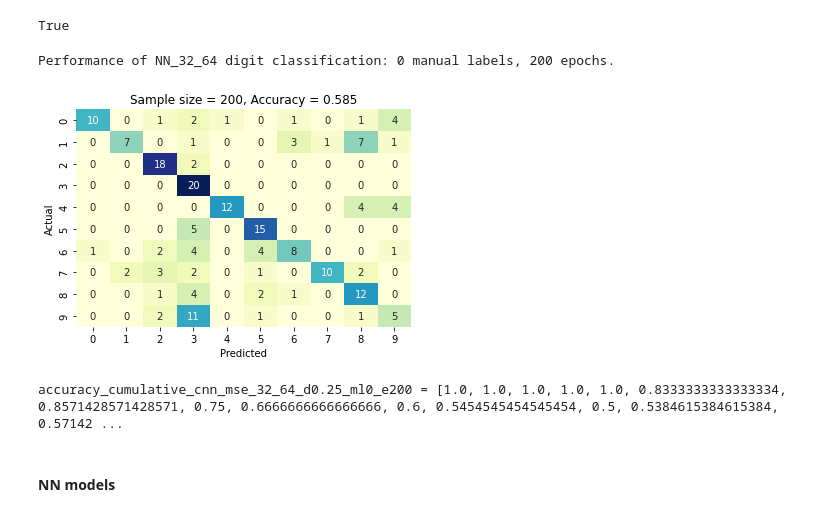
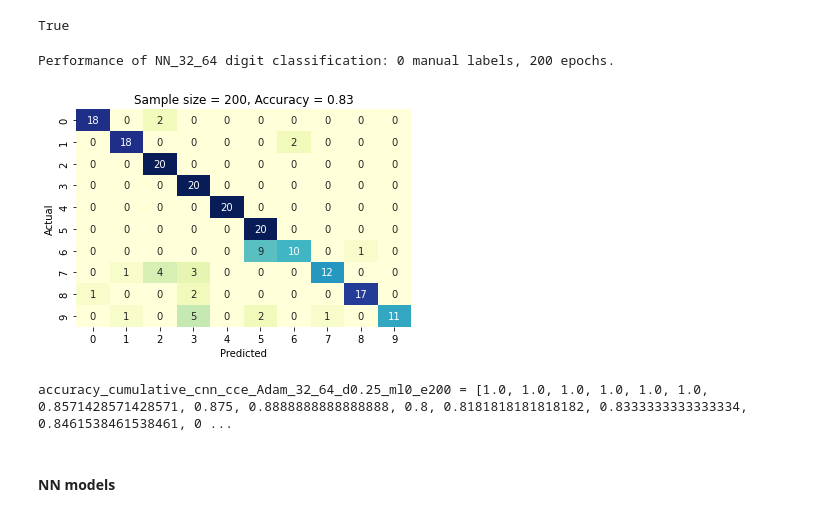
Before and after one commit to ysereda/Springboard, a Jupyter notebook: Capstone3.DigitRecognition_CNN.ipynb, the cells around one changed output. Drawn from its saved outputs; the diff is of its cells as text; code cells hidden in the pictures.

Commit message:
Add files via upload
CNN optimizer='Adam'
Accuracy 0.83

```diff
--- a/Capstone3.DigitRecognition_CNN.ipynb
+++ b/Capstone3.DigitRecognition_CNN.ipynb
@@ -86,7 +86,7 @@ The image data cannot be fed directly into the model so we need to perform some
 #### Training data format
 # %%
 # Keep image data as a matrix or convert to vector?
-mx = False # True/False: If false - as 28^2 vector for NN, if true - as 28 x 28 matrix for CNN
+mx = True # True/False: If false - as 28^2 vector for NN, if true - as 28 x 28 matrix for CNN
 sy = X_test.shape[1]; sx = X_test.shape[2]; # image sizes
 if mx:
     print(f"Images as {sy} x {sx} matrixes for training")
@@ -106,7 +104,7 @@ New test size, X_test: (10000, 784)
 #### Add manually labeled images
 If some corrections were saved during previous digit recognitions, read them to add to the training dataset. Misclassified images were appended to a CSV file, and their manual labels were appended to a separate CSV file.
 # %%
-ml = 800; # manual labels
+ml = 0; # manual labels
 if ml>0:
     saved_images = 'images.csv' # (n, sy*sx) n vectors with sy*sx components of 0-255, no header
     saved_labels = 'labels.csv' # scalars, no header
@@ -290,8 +278,9 @@ if mx:
     cnn.add(Dense(num_classes, activation='softmax'))
 
     # Compile model
-    loss = 'mean_absolute_error';    #categorical_crossentropy, mean_squared_error, mean_absolute_error
-    cnn.compile(loss=loss, optimizer='Adadelta', metrics=['accuracy','AUC']) #optimizer=tf.keras.optimizers.Adadelta()
+    loss = 'categorical_crossentropy';    #categorical_crossentropy, mean_squared_error, mean_absolute_error
+    optimizer='RMSProp' #'Adadelta','Adam','RMSProp'
+    cnn.compile(loss=loss, optimizer=optimizer, metrics=['accuracy','AUC']) #optimizer=tf.keras.optimizers.Adadelta()
     cnn.summary()
 
     print("Explanation of the number of weights:")
@@ -941,18 +903,27 @@ elif (nl1==50) & (dropout==0.8) & (nl2==50) & (ml==0) & (epochs==200):
      4,8,2,3,8,5,3,7,2,3,6,8,2,3,9,5,8,7,3,9,0,7,2,3,1,6,5,3,8,3])}
 elif (mx==True): # Convolutional Neural Net
  if loss == 'categorical_crossentropy':
-  if epochs == 200:
+  if optimizer == 'Adadelta':
+   if epochs == 200:
     perf = {'actual':np.array([0,1,2,3,4,5,6,7,8,9]*20),
      'prediction':np.array([0,3,2,3,8,3,6,2,8,9,0,1,2,3,4,5,6,2,8,3,0,1,2,3,9,5,6,2,3,7,0,1,2,3,9,5,5,5,9,3,8,1,2,3,9,5,3,7,8,7,\
      2,5,2,2,4,5,5,3,3,3,0,6,2,3,4,5,0,2,2,3,0,1,2,3,4,5,5,1,2,9,6,8,2,3,4,5,6,3,3,3,0,5,2,3,9,5,5,2,8,3,6,8,2,3,4,5,5,2,6,3,\
      0,8,2,3,9,5,8,8,3,9,0,1,2,3,8,5,6,2,3,9,0,1,2,3,4,6,3,1,8,9,0,1,2,3,3,5,6,7,3,9,6,2,3,3,9,5,6,2,8,3,0,8,2,3,4,3,2,7,5,2,\
      0,8,2,3,4,3,6,5,3,3,0,3,2,3,3,5,2,2,8,3,4,8,2,3,6,3,6,3,8,3])}
-  elif epochs == 400:
+   elif epochs == 400:
     perf = {'actual':np.array([0,1,2,3,4,5,6,7,8,9]*20),
     'prediction':np.array([0,1,2,3,4,3,6,3,2,9,0,8,2,3,9,5,2,8,8,3,2,8,2,3,9,5,2,2,8,9,0,6,2,3,4,5,6,2,8,8,0,1,2,3,4,5,8,7,3,9,\
      0,3,2,3,4,8,5,2,3,9,9,1,2,3,4,5,5,2,9,3,0,1,2,3,4,3,2,2,6,3,0,1,2,3,7,3,3,6,8,5,0,1,2,3,4,3,6,2,3,3,0,0,3,3,4,5,7,7,3,8,\
      0,6,2,3,4,6,3,7,8,9,0,1,2,3,4,5,0,2,3,3,0,4,2,3,9,3,5,7,6,3,6,8,3,3,4,3,6,5,5,3,6,1,2,3,2,5,3,3,8,9,0,8,3,3,5,5,9,3,3,3,\
      3,2,2,3,4,5,2,7,2,2,0,1,2,3,4,5,6,7,6,3,2,1,2,3,4,3,5,8,8,3])}
+  elif optimizer == 'Adam':
+   if epochs == 200:
+    perf = {'actual':np.array([0,1,2,3,4,5,6,7,8,9]*20),
+     'prediction':np.array([0,1,2,3,4,5,5,7,8,3,0,1,2,3,4,5,6,7,8,5,0,1,2,3,4,5,5,2,3,3,0,1,2,3,4,5,5,2,8,5,0,1,2,3,4,5,6,1,8,9,\
+     2,6,2,3,4,5,5,3,8,9,0,1,2,3,4,5,6,7,8,9,0,1,2,3,4,5,6,7,8,9,0,1,2,3,4,5,6,2,8,9,0,1,2,3,4,5,5,7,8,3,0,1,2,3,4,5,6,7,8,9,\
+     0,1,2,3,4,5,5,3,0,9,0,1,2,3,4,5,5,7,8,9,0,1,2,3,4,5,6,7,8,9,0,1,2,3,4,5,6,7,8,9,0,1,2,3,4,5,6,3,3,3,2,6,2,3,4,5,5,2,8,1,\
+     0,1,2,3,4,5,5,7,8,7,0,1,2,3,4,5,8,7,8,3,0,1,2,3,4,5,6,7,8,9])}
+
  elif loss == 'mean_squared_error':
     perf = {'actual':np.array([0,1,2,3,4,5,6,7,8,9]*20),
      'prediction':np.array([0,8,2,3,4,5,9,7,8,9,9,8,7,3,4,5,9,7,3,9,2,1,2,2,4,5,6,5,8,3,2,1,2,3,4,5,3,7,8,8,6,1,2,3,4,5,5,7,5,9,\
@@ -964,34 +935,34 @@ elif (mx==True): # Convolutional Neural Net
      'prediction':np.array([0,1,2,3,4,3,6,2,5,8,6,6,2,3,4,3,5,3,8,3,3,1,2,3,9,5,3,8,8,3,9,8,2,3,4,5,6,2,3,9,0,8,2,3,4,5,6,1,8,3,\
      0,8,2,3,9,5,3,7,5,2,3,8,2,3,8,5,9,3,2,3,2,3,2,3,4,5,2,5,8,9,0,1,2,3,4,5,6,7,6,3,0,6,2,3,8,3,6,1,8,5,0,1,2,3,9,5,6,7,8,9,\
      9,8,3,3,8,5,5,7,3,9,9,1,2,3,4,5,5,7,8,3,8,6,3,3,4,3,3,7,3,3,0,9,2,3,8,5,6,7,8,2,0,8,2,3,9,5,2,7,8,3,0,7,2,3,4,3,0,2,8,9,\
      9,8,2,3,4,5,3,7,8,3,0,1,2,3,4,5,6,8,3,3,4,1,2,3,4,5,5,7,8,3])}
 
     correctness_cnn = list(map(int, perf['actual'] == perf['prediction'])) # for statistical test
 
 contingency_matrix = pd.crosstab(perf['prediction'], perf['actual'], rownames=['Predicted'], colnames=['Actual'])
 
 # Confusion matrix calculated manually
 def cm(digits,classf):
     CM = np.array([[0]*10]*10)
     for i in range(len(digits)):
         CM[digits[i]][classf[i]] = CM[digits[i]][classf[i]] + 1
     return CM
 #print(contingency_matrix)
 # Plot contingency matrix
 import matplotlib.pyplot as plt
 import seaborn as sn
 
 plt.clf()
 res = sn.heatmap(contingency_matrix.T, annot=True, fmt='d', cmap="YlGnBu", cbar=False)
 plt.title(f"Sample size = {len(perf['actual'])}, Accuracy = {np.sum([contingency_matrix[i][i] for i in range(10)]) / np.sum(np.sum(contingency_matrix))}")
 if mx == True:
     plt.savefig("fig/cm.cnn_mae_"+str(nl1)+"_"+str(nl2)+f"_d{dropout}.ml"+str(ml)+".e"+str(epochs)+".png", bbox_inches='tight', dpi=100)
 else:
     plt.savefig("fig/cm.nn_"+str(nl1)+f"_d{dropout}_"+str(nl2)+".ml"+str(ml)+".e"+str(epochs)+".png", bbox_inches='tight', dpi=100)
 plt.show();
 # %% [output]
 Performance of NN_32_64 digit classification: 0 manual labels, 200 epochs.
-[figure, old version]
+[figure, new version]
 # %%
 correctness = perf['actual'] == perf['prediction']
 accuracy_cumulative = []
@@ -1001,9 +972,9 @@ for i in range(len(correctness)):
 #pd.DataFrame(accuracy_cumulative).to_csv('performance/accuracy_cumulative_nn_'+str(nl1)+'_d'+str(10*dropout)+'_'+str(nl2)+'_ml'+str(ml)+'_e'+str(epochs)+'.csv')
 pd.DataFrame(accuracy_cumulative).to_csv('performance/accuracy_cumulative_cnn_'+str(nl1)+'_'+str(nl2)+'_d'+str(dropout)+'_ml'+str(ml)+'_e'+str(epochs)+'.csv')
 #print(f"accuracy_cumulative_nn_{nl1}_d{10*dropout}_{nl2}_ml{ml}_e{epochs} = {accuracy_cumulative}")
-print(f"accuracy_cumulative_cnn_mse_{nl1}_{nl2}_d{dropout}_ml{ml}_e{epochs} = {accuracy_cumulative}")
+print(f"accuracy_cumulative_cnn_cce_{optimizer}_{nl1}_{nl2}_d{dropout}_ml{ml}_e{epochs} = {accuracy_cumulative}")
 # %% [output]
-accuracy_cumulative_cnn_mse_32_64_d0.25_ml0_e200 = [1.0, 1.0, 1.0, 1.0, 1.0, 0.8333333333333334, 0.8571428571428571, 0.75, 0.6666666666666666, 0.6, 0.5454545454545454, 0.5, 0.5384615384615384, 0.57142 ...
+accuracy_cumulative_cnn_cce_Adam_32_64_d0.25_ml0_e200 = [1.0, 1.0, 1.0, 1.0, 1.0, 1.0, 0.8571428571428571, 0.875, 0.8888888888888888, 0.8, 0.8181818181818182, 0.8333333333333334, 0.8461538461538461, 0 ...
 # %% [markdown]
 #### NN models
 # %%
```
Also changed, not shown: parts of 12 cells of this notebook, 1 other file.
